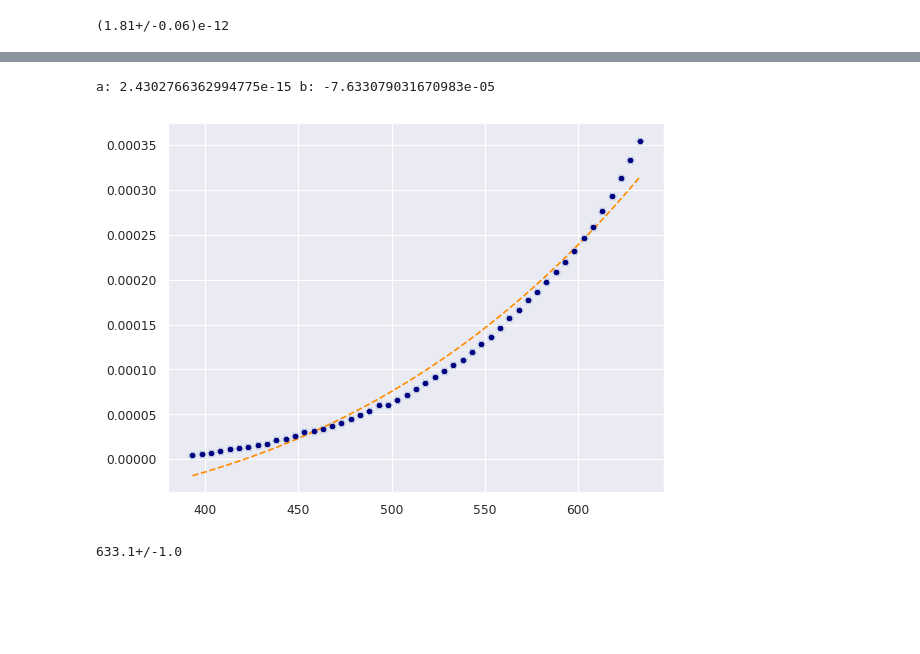
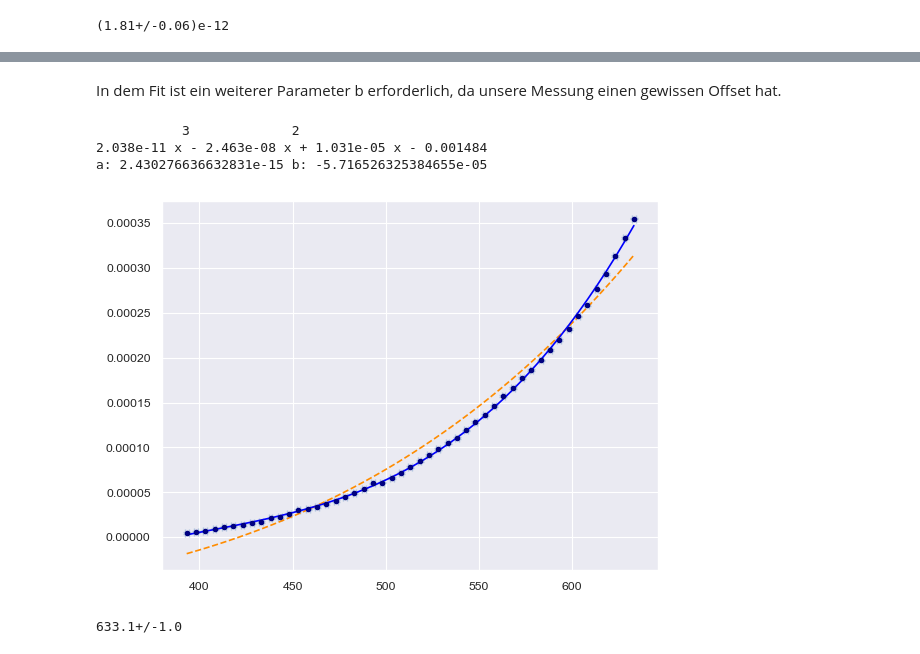
Before and after one commit to KemalOenen/Grundpraktikum2_Gruppe1_SS23, a Jupyter notebook: Versuch10/SchwarzerStrahler.ipynb, the cells around one changed output, grey strips where cells are left out. Saved outputs shown, nothing was run; the diff lists cells and outputs as text; code cells hidden in the pictures; blank space fills up the shorter version.

```diff
--- a/Versuch10/SchwarzerStrahler.ipynb
+++ b/Versuch10/SchwarzerStrahler.ipynb
@@ -85,24 +78,34 @@ plt.show()
+# %% [markdown]
+In dem Fit ist ein weiterer Parameter b erforderlich, da unsere Messung einen gewissen Offset hat.
 # %%
 df=pd.read_csv('EmittiereteStrahlung.csv')
 temp = df['Temperatur'] + 273.15 #in K
 temp0 = 298 #room temp in K
 e_temp = 1 #in K
 volt = df['Spannung'] * 10**(-3) #in V
 e_volt = 0.001 * 10**(-3) #in K
 
 plt.errorbar(temp, volt, xerr= e_temp, yerr=e_volt, markersize=6, fmt=".",color="navy", ecolor="lightsteelblue", elinewidth=2, capsize=3, label="Datapoints")
 
 #fit to normal stefan boltzmann eq
 def func(x,a,b):
-    return a*x**4 + b
+    return a*(x**4-298**4) + b
 
 res, covmat = sp.optimize.curve_fit(func, temp, volt)
 l = np.linspace(min(temp), max(temp), 100)
 plt.plot(l,func(l,res[0], res[1]), ls = '--', color = 'darkorange')
+
+#Plotting the fit with numpy
+model = np.poly1d(np.polyfit(temp, volt, 3))
+plt.plot(temp, model(temp), color="blue")
+print(model) #returns the coeffitients
+
 print('a:', res[0], 'b:', res[1])
 # %% [output]
-a: 2.4302766362994775e-15 b: -7.633079031670983e-05
+           3             2
+2.038e-11 x - 2.463e-08 x + 1.031e-05 x - 0.001484
+a: 2.430276636632831e-15 b: -5.716526325384655e-05
-[figure, old version]
+[figure, new version]
 # %%
 utemp = np.ones(len(temp)) * ufloat(1,1)
 utemp[0] = ufloat(temp[0], e_temp)
```
Also changed, not shown: parts of 6 cells of this notebook.
